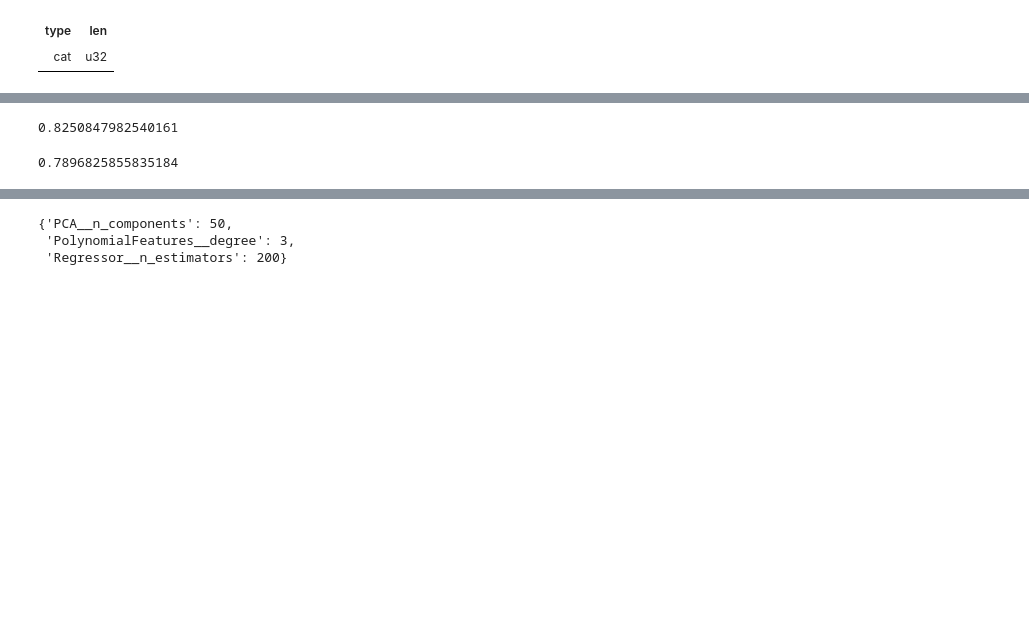
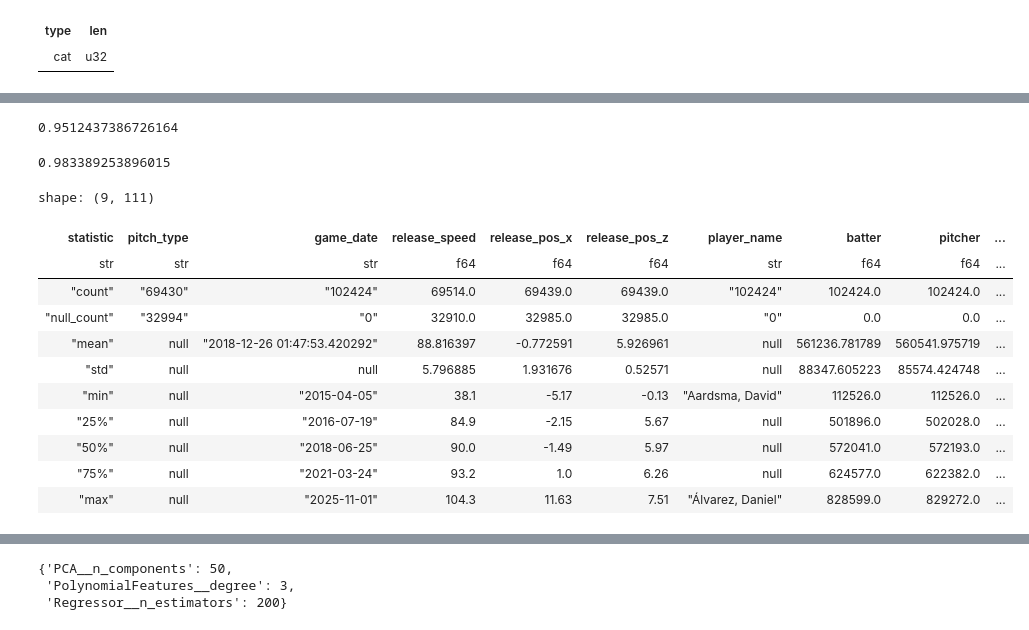
Before and after one commit to chernobylx/Saber, a Jupyter notebook: cleaning.ipynb, the cells around one changed output, grey strips where cells are left out. Saved outputs shown, nothing was run; the diff lists cells and outputs as text; code cells hidden in the pictures; blank space fills up the shorter version.

```diff
--- a/cleaning.ipynb
+++ b/cleaning.ipynb
@@ -549,20 +825,37 @@ from sklearn.preprocessing import PolynomialFeatures as poly
 from sklearn.preprocessing import StandardScaler as ss
 from sklearn.pipeline import Pipeline
 
-ppl = Pipeline([('Scaler', ss()), ('PolynomialFeatures', poly(3)), ('LinearRegression', lr())])
+ppl = Pipeline([('Scaler', ss()), ('PolynomialFeatures', poly(2)), ('LinearRegression', lr())])
 ppl.fit(X_train, y_train)
 ppl.score(X_test, y_test)
 # %% [output]
-0.8250847982540161
+0.9512437386726164
 # %%
 from sklearn.neighbors import KNeighborsRegressor as knr
 from sklearn.preprocessing import MinMaxScaler as mms
-ppl = Pipeline([('Scaler', ss()), ('PolynomialFeatures', poly(2)), ('Regressor', knr())])
+ppl = Pipeline([('Scaler', ss()), ('PolynomialFeatures', poly(1)), ('Regressor', knr())])
 
 ppl.fit(X_train, y_train)
 ppl.score(X_test, y_test)
 # %% [output]
-0.7896825855835184
+0.983389253896015
+# %%
+df_sc.filter(
+    pl.col('hit_distance_sc').is_null() & ~pl.col('hc_x').is_null()
+).describe()
+# %% [output]
+shape: (9, 111)
+| statistic | pitch_type | game_date | release_speed | release_pos_x | release_pos_z | player_name | batter | pitcher | ... |
+| str | str | str | f64 | f64 | f64 | str | f64 | f64 | ... |
+| "count" | "69430" | "102424" | 69514.0 | 69439.0 | 69439.0 | "102424" | 102424.0 | 102424.0 | ... |
+| "null_count" | "32994" | "0" | 32910.0 | 32985.0 | 32985.0 | "0" | 0.0 | 0.0 | ... |
+| "mean" | null | "2018-12-26 01:47:53.420292" | 88.816397 | -0.772591 | 5.926961 | null | 561236.781789 | 560541.975719 | ... |
+| "std" | null | null | 5.796885 | 1.931676 | 0.52571 | null | 88347.605223 | 85574.424748 | ... |
+| "min" | null | "2015-04-05" | 38.1 | -5.17 | -0.13 | "Aardsma, David" | 112526.0 | 112526.0 | ... |
+| "25%" | null | "2016-07-19" | 84.9 | -2.15 | 5.67 | null | 501896.0 | 502028.0 | ... |
+| "50%" | null | "2018-06-25" | 90.0 | -1.49 | 5.97 | null | 572041.0 | 572193.0 | ... |
+| "75%" | null | "2021-03-24" | 93.2 | 1.0 | 6.26 | null | 624577.0 | 622382.0 | ... |
+| "max" | null | "2025-11-01" | 104.3 | 11.63 | 7.51 | "Álvarez, Daniel" | 828599.0 | 829272.0 | ... |
 # %%
 import numpy as np
 from sklearn.base import BaseEstimator, TransformerMixin, clone
```
Also changed, not shown: parts of 18 cells of this notebook, 2 other files.
